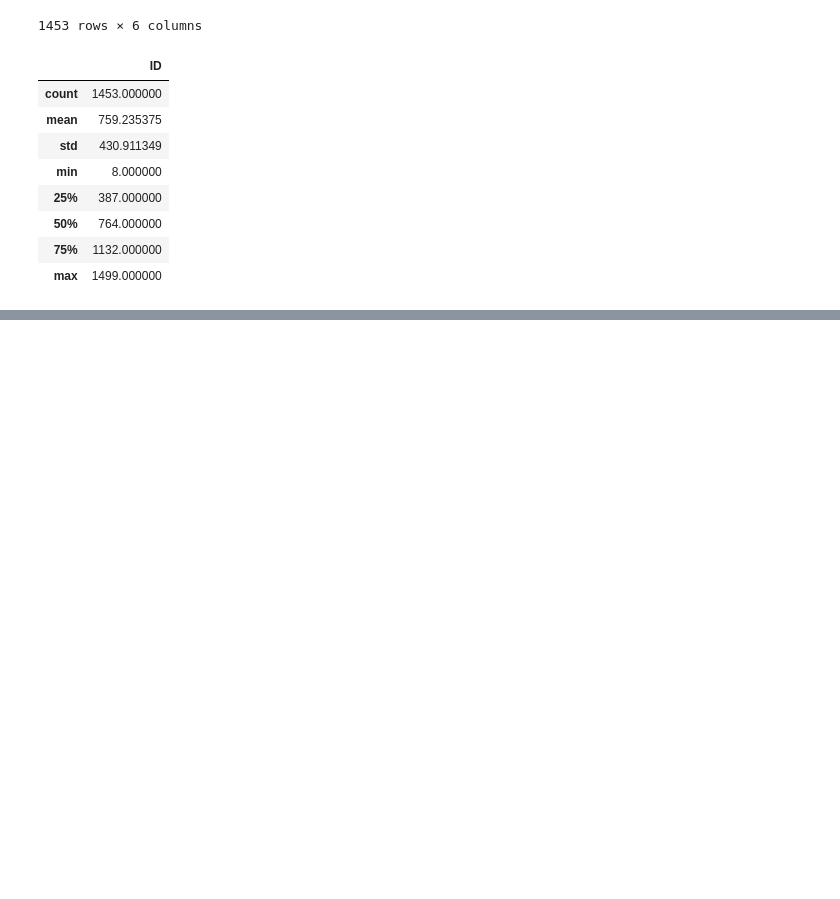
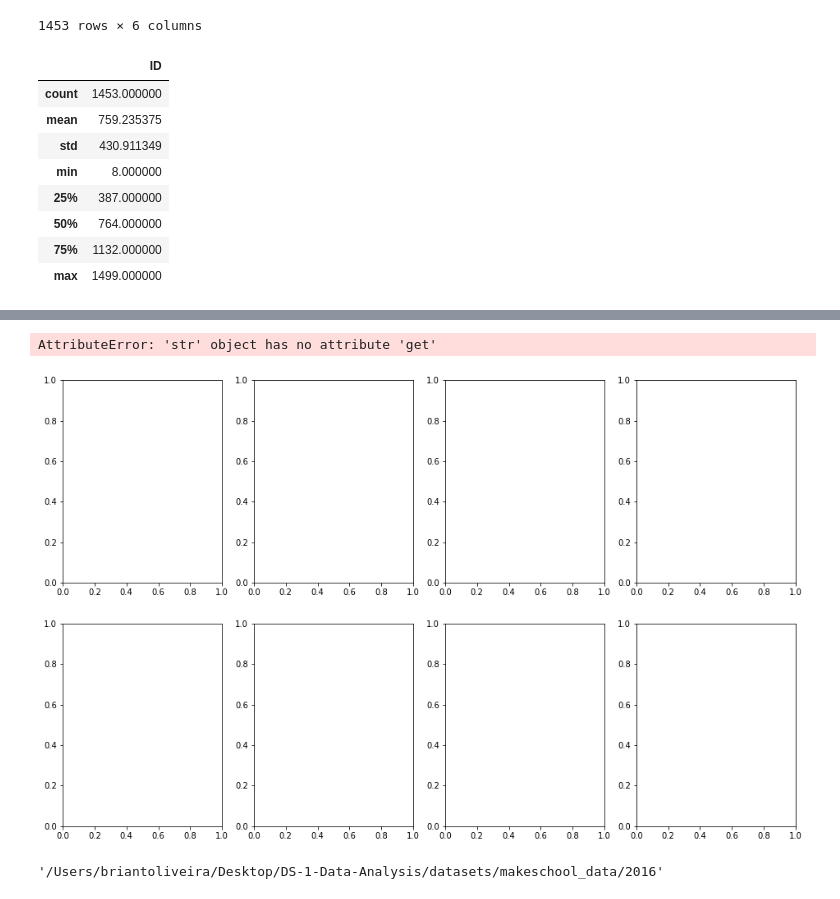
Before and after one commit to BriantOliveira/DS-1-Data-Analysis, a Jupyter notebook: make_school_data.ipynb, the cells around one changed output, grey strips where cells are left out. Cells and saved outputs as stored; diff of their text form; code cells hidden in the pictures; blank space fills up the shorter version.

```diff
--- a/make_school_data.ipynb
+++ b/make_school_data.ipynb
@@ -50,2 +71,12 @@ df.describe()
+# %%
+figs,axes = plt.subplots(2, 4, figsize=(16, 10), sharex=False, sharey=False)
+sns.countplot(x='Week', data=MakeSchool_2016, ax=axes[0, 0])
+# %% [output]
+AttributeError: 'str' object has no attribute 'get'
+[figure, added]
+# %%
+pwd
+# %% [output]
+'/Users/briantoliveira/Desktop/DS-1-Data-Analysis/datasets/makeschool_data/2016'
 # %%
 #Combining all data frames of 2016
```
Also changed, not shown: parts of 16 cells of this notebook, 4 other files.
